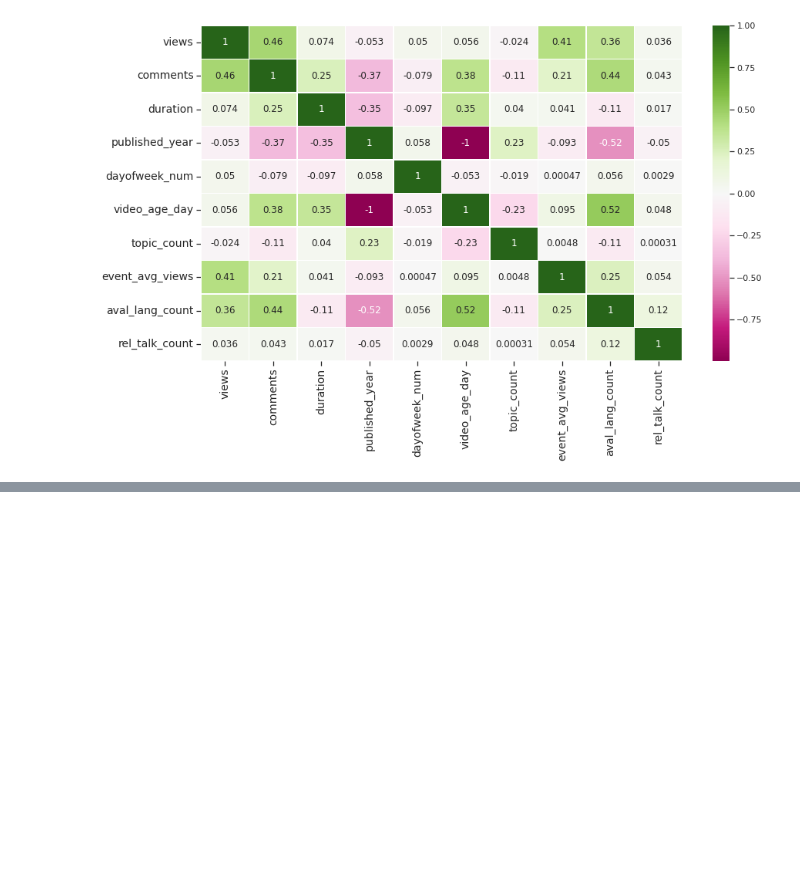
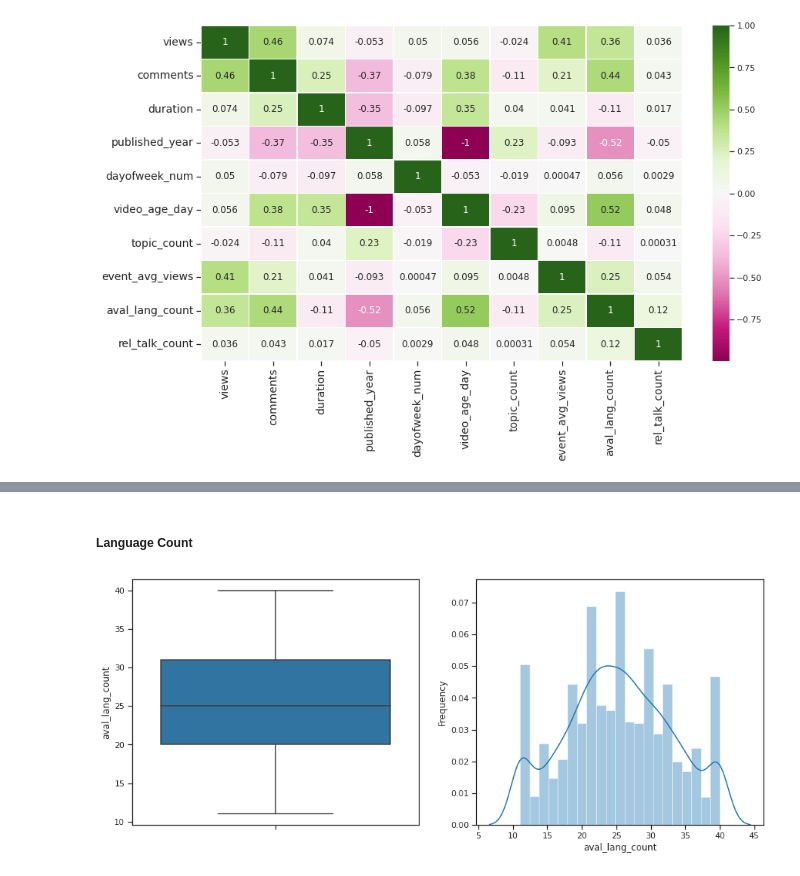
Before and after one commit to abhinav4201/Ted-talk-views-prediction, a Jupyter notebook: TED_TALKS_Views_Prediction_Capstone_Project.ipynb, the cells around one changed output, grey strips where cells are left out. Drawn from its saved outputs; the diff is of its cells as text; code cells hidden in the pictures; blank space fills up the shorter version.

```diff
--- a/TED_TALKS_Views_Prediction_Capstone_Project.ipynb
+++ b/TED_TALKS_Views_Prediction_Capstone_Project.ipynb
@@ -776,0 +813,7 @@ Categorical features:  ['title', 'speaker_1', 'all_speakers', 'occupations', 'ab
+# %% [markdown]
+##### Language Count
+# %%
+#checking outlier for total available language
+box_plot(no_outlier,'aval_lang_count')
+# %% [output]
+[figure, added]
```
Also changed, not shown: parts of 33 cells of this notebook.
